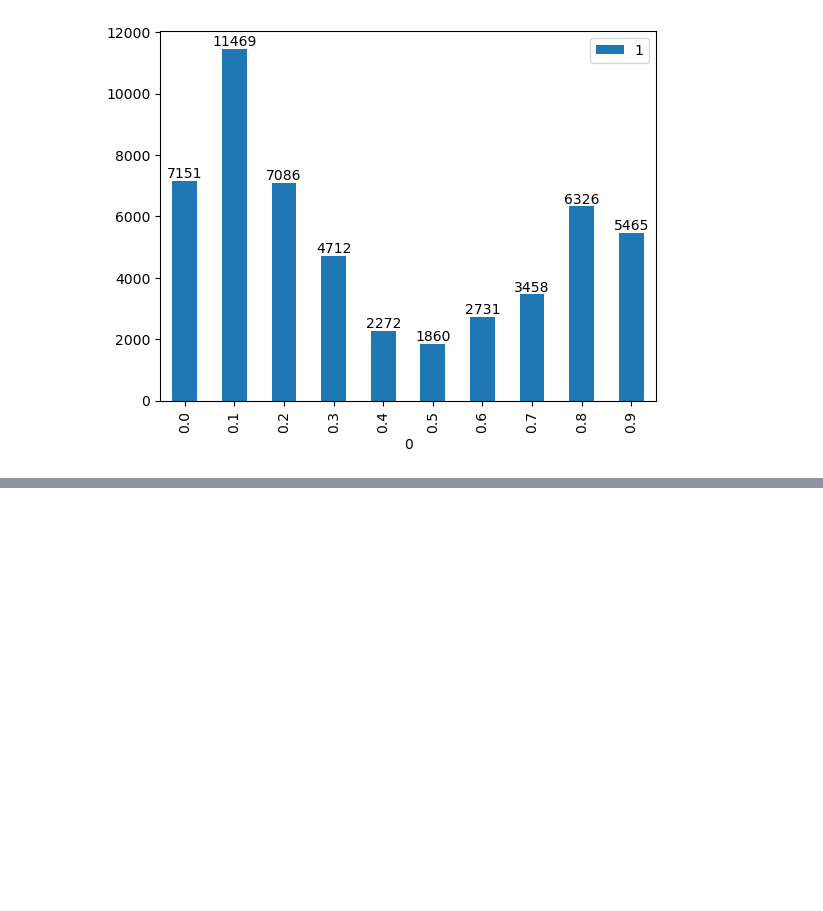
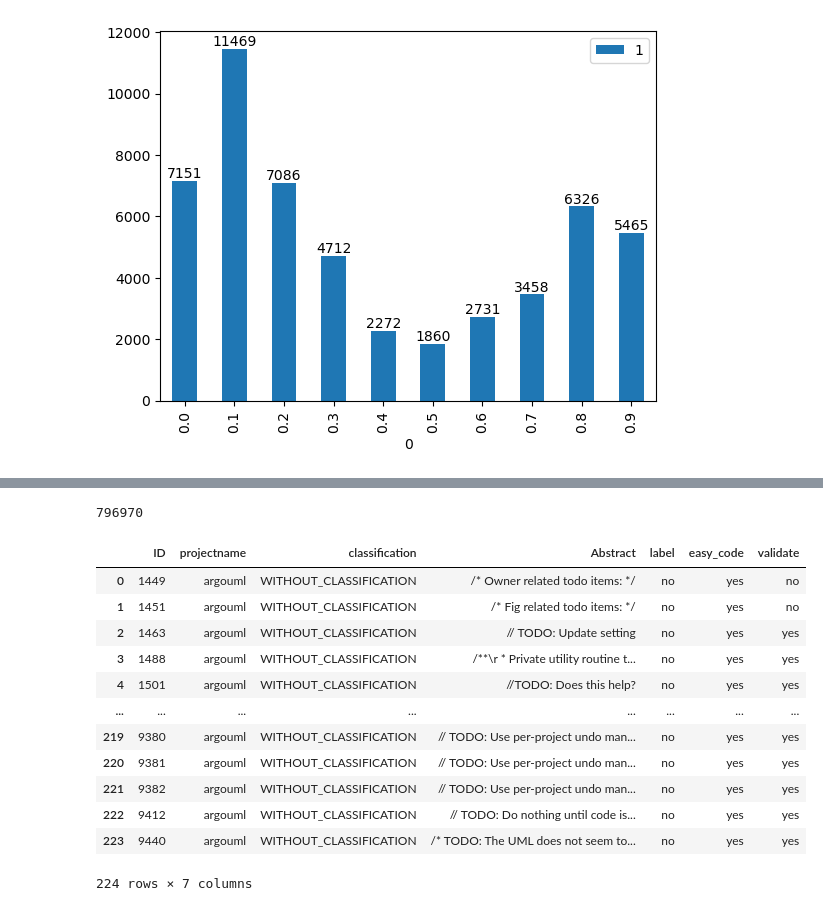
Before and after one commit to frapugna/GNNTE, a Jupyter notebook: data_vis_test.ipynb, the cells around one changed output, grey strips where cells are left out. Cells and saved outputs as stored; diff of their text form; code cells hidden in the pictures; blank space fills up the shorter version.

```diff
--- a/data_vis_test.ipynb
+++ b/data_vis_test.ipynb
@@ -405,0 +750,4 @@ show_samples_distribution(pd.read_csv('/home/francesco.pugnaloni/GNNTE/Datasets/
+# %%
+len(new_tables.keys())
+# %% [output]
+796970
@@ -405,0 +764,17 @@ show_samples_distribution(pd.read_csv('/home/francesco.pugnaloni/GNNTE/Datasets/
+# %%
+import pandas as pd
+pd.read_csv('/home/francesco.pugnaloni/GNNTE/Datasets/train_test_val_gittables_candidate_/csv_tables/parent_csv_licensed.zip_argouml_1.csv', lineterminator='\n')
+# %% [output]
+|  | ID | projectname | classification | Abstract | label | easy_code | validate |
+| 0 | 1449 | argouml | WITHOUT_CLASSIFICATION | /* Owner related todo items: */ | no | yes | no |
+| 1 | 1451 | argouml | WITHOUT_CLASSIFICATION | /* Fig related todo items: */ | no | yes | no |
+| 2 | 1463 | argouml | WITHOUT_CLASSIFICATION | // TODO: Update setting | no | yes | yes |
+| 3 | 1488 | argouml | WITHOUT_CLASSIFICATION | /**\r * Private utility routine t... | no | yes | yes |
+| 4 | 1501 | argouml | WITHOUT_CLASSIFICATION | //TODO: Does this help? | no | yes | yes |
+| ... | ... | ... | ... | ... | ... | ... | ... |
+| 219 | 9380 | argouml | WITHOUT_CLASSIFICATION | // TODO: Use per-project undo man... | no | yes | yes |
+| 220 | 9381 | argouml | WITHOUT_CLASSIFICATION | // TODO: Use per-project undo man... | no | yes | yes |
+| 221 | 9382 | argouml | WITHOUT_CLASSIFICATION | // TODO: Use per-project undo man... | no | yes | yes |
+| 222 | 9412 | argouml | WITHOUT_CLASSIFICATION | // TODO: Do nothing until code is... | no | yes | yes |
+| 223 | 9440 | argouml | WITHOUT_CLASSIFICATION | /* TODO: The UML does not seem to... | no | yes | yes |
+224 rows × 7 columns
```
Also changed, not shown: parts of 68 cells of this notebook, 4 other files.
